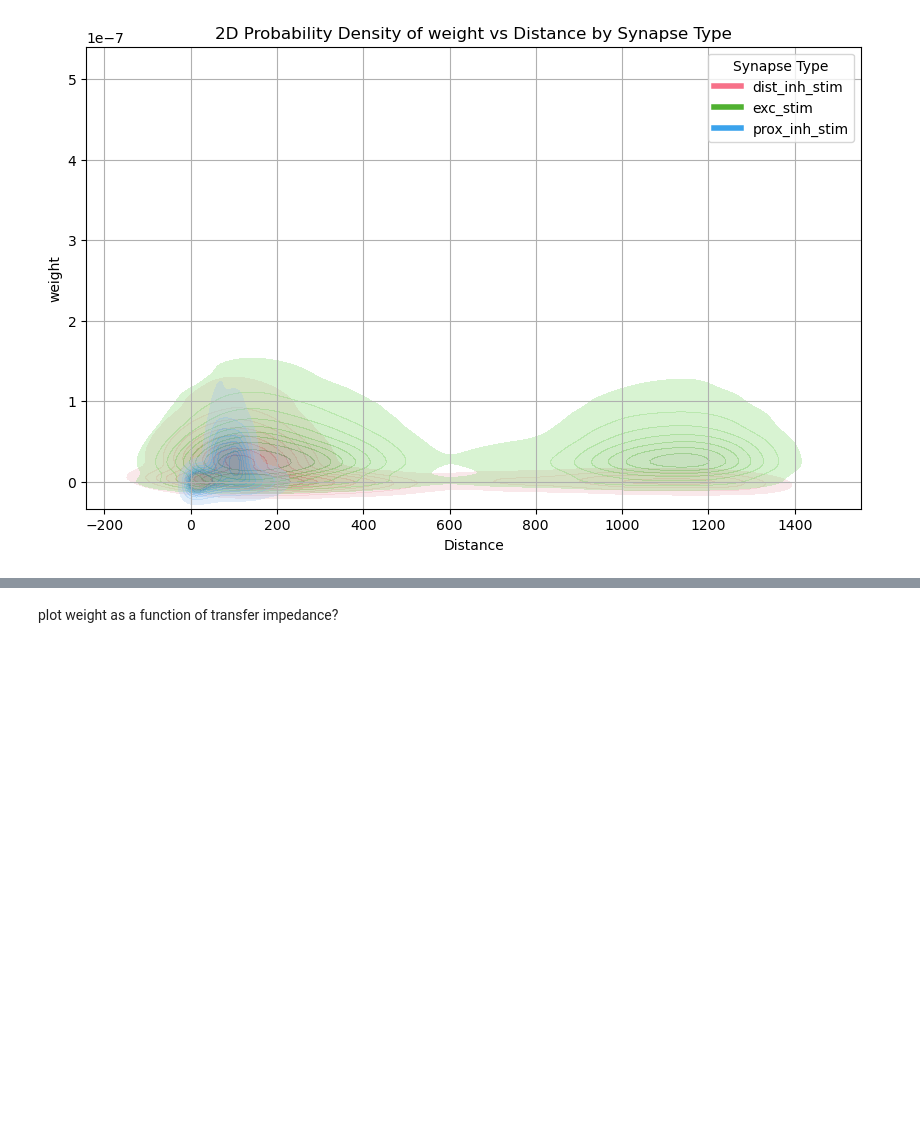
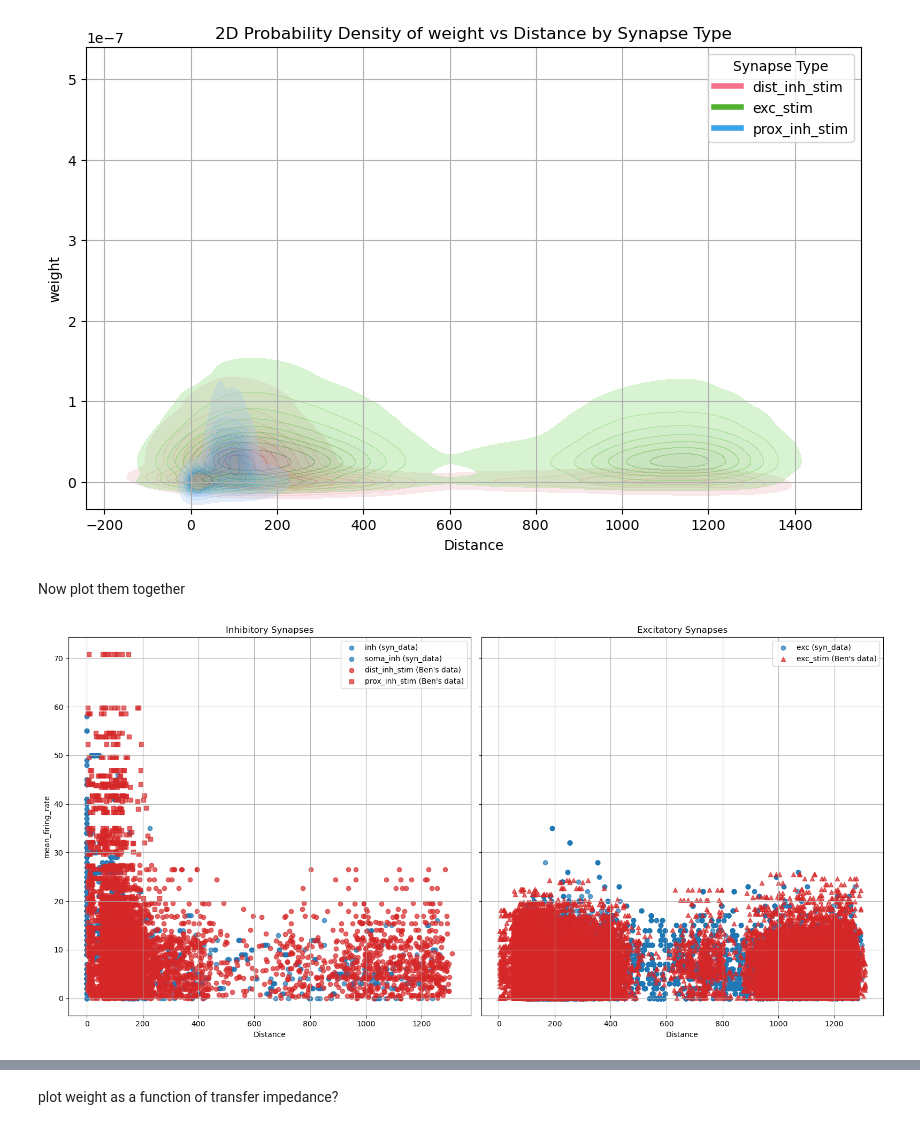
Before and after one commit to davidfague/Neural-Modeling, a Jupyter notebook: notebooks/synapse_distribution.ipynb, the cells around one changed output, grey strips where cells are left out. Drawn from its saved outputs; the diff is of its cells as text; code cells hidden in the pictures; blank space fills up the shorter version.

```diff
--- a/notebooks/synapse_distribution.ipynb
+++ b/notebooks/synapse_distribution.ipynb
@@ -200,22 +210,0 @@ firing_rates_df = pd.concat(firing_rates)
-# %%
-# Merge Ben's data with firing rates
-bens_syn_data = pd.merge(
-    ben_syn_data,
-    firing_rates_df,
-    left_on='Node ID',
-    right_on='node_id',
-    how='left'
-)
-
-# Add PC Name (example format)
-bens_syn_data['pc_name'] = 'b' + bens_syn_data['Node ID'].astype(str)
-
-# Rename columns to match desired format
-bens_syn_data = bens_syn_data.rename(columns={
-    'Node ID': 'seg_id',
-    'Conductance': 'weight'
-})
-
-# Reorder and select relevant columns
-bens_syn_data = bens_syn_data[['mean_firing_rate', 'pc_name', 'seg_id', 'synapse_type',
-                           'weight', 'Distance', 'section']]
@@ -294,2 +223,15 @@ syn_data
 # %% [markdown]
 ## Plotting, group by synapse type
+# %%
+import numpy as np
+# syn_data['soma_trans_imp_adjusted'] = -np.log(1-syn_data['soma_trans_imp'])
+# bens_syn_data['soma_trans_imp_adjusted'] = -np.log(1-bens_syn_data['soma_trans_imp'])
+# syn_data['soma_trans_imp_adjusted'][syn_data['soma_trans_imp_adjusted']==np.inf] = 0
+# bens_syn_data['soma_trans_imp_adjusted'][bens_syn_data['soma_trans_imp_adjusted']==np.inf] = 0
+
+syn_data['soma_trans_imp_adjusted'] = -np.log(syn_data['soma_trans_imp'])
+bens_syn_data['soma_trans_imp_adjusted'] = -np.log(bens_syn_data['soma_trans_imp'])
+
+# Group the data by 'synapse_type'
+syn_data_grouped_by_type = syn_data.groupby('synapse_type')
+bens_syn_data_grouped_by_type = bens_syn_data.groupby('synapse_type')
@@ -399,3 +346,5 @@ plot_2d_pdf_by_group(x_var='Distance', y_var='weight', syn_data_grouped_by_type=
 plot_2d_pdf_by_group(x_var='Distance', y_var='weight', syn_data_grouped_by_type=bens_syn_data_grouped_by_type)
 # %% [output]
 [figure]
+# %% [markdown]
+Now plot them together
@@ -401,0 +408,9 @@ plot_2d_pdf_by_group(x_var='Distance', y_var='weight', syn_data_grouped_by_type=
+# %%
+compare_plot_by_group_subplots(
+    x_var='Distance',
+    y_var='mean_firing_rate',
+    syn_data_grouped_by_type=syn_data_grouped_by_type,
+    bens_syn_data_grouped_by_type=bens_syn_data_grouped_by_type
+)
+# %% [output]
+[figure, added]
```
Also changed, not shown: parts of 35 cells of this notebook.
